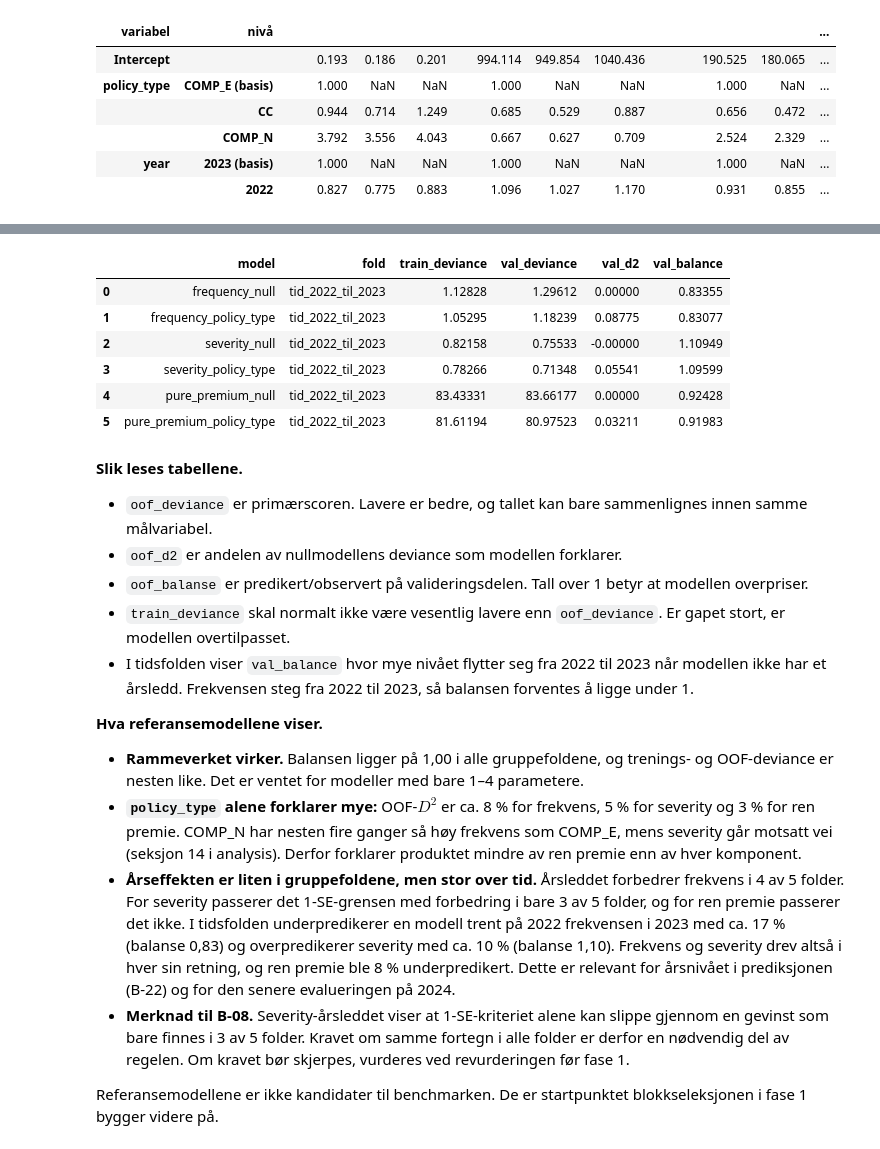
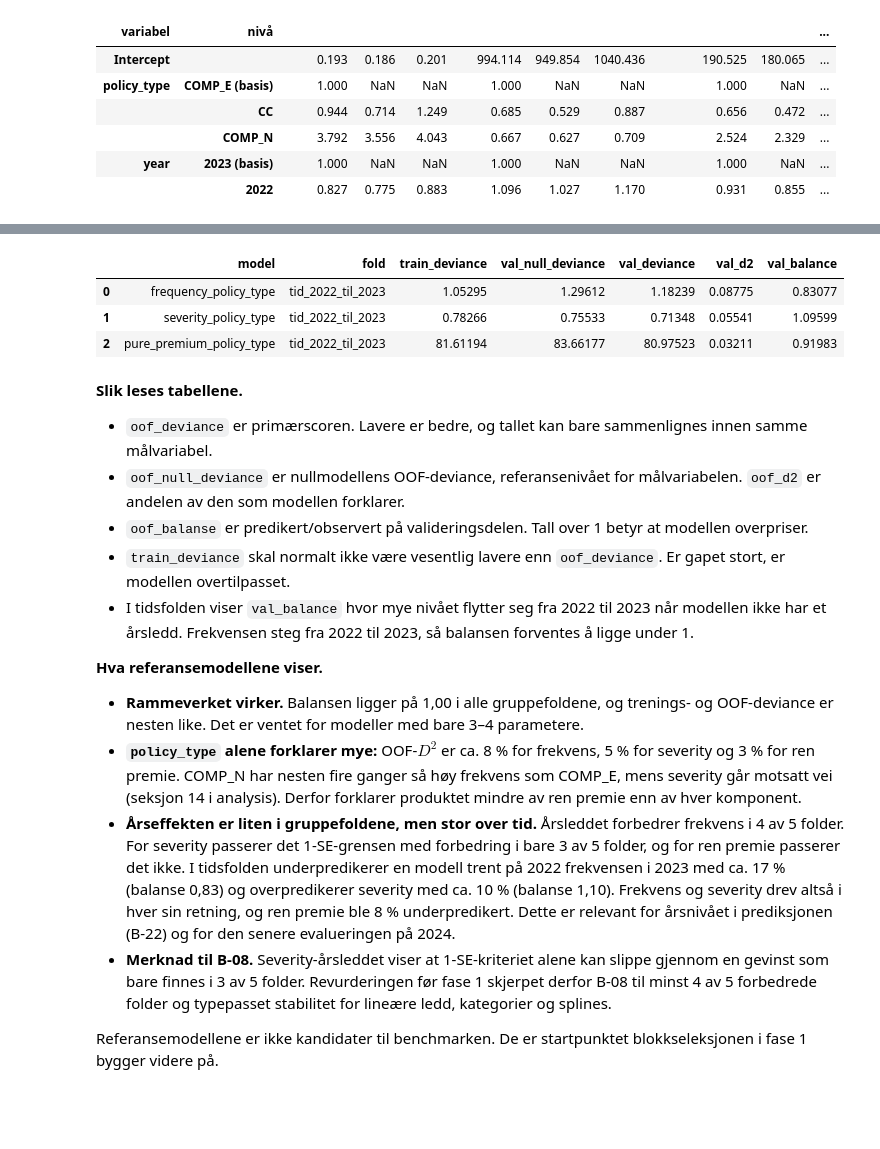
Before and after one commit to MarkusBjerkaas/Motor-Insurance-GLM-ML, a Jupyter notebook: glm_pricing_models.ipynb, the cells around one changed output, grey strips where cells are left out. Drawn from its saved outputs; the diff is of its cells as text; code cells hidden in the pictures; blank space fills up the shorter version.

```diff
--- a/glm_pricing_models.ipynb
+++ b/glm_pricing_models.ipynb
@@ -559,9 +583,13 @@ def cross_validate_glm(spec, data, folds):
                 "fold": fold["fold"],
                 "n_train": len(train),
                 "n_val": len(val),
+                "train_weight": train[weight].sum(),
+                "val_weight": val[weight].sum(),
                 "train_deviance": score(train, result.predict(train_design)),
                 "val_deviance": score(val, val_prediction),
                 "val_null_deviance": score(val, null_prediction),
+                "val_actual": (val[response] * val[weight]).sum(),
+                "val_predicted": (val_prediction * val[weight]).sum(),
                 "val_balance": (val_prediction * val[weight]).sum()
                 / (val[response] * val[weight]).sum(),
             }
@@ -793,33 +818,39 @@ display(reference_comparisons.round(5))
 # %%
 time_fold_scores = pd.concat(
     [
         cross_validate_glm(model["spec"], TARGETS[model["target"]]["data"], time_fold)[
             "scores"
         ]
         for model in reference_models.values()
         if "year" not in model["spec"]["x"]
     ],
     ignore_index=True,
 )
 display(
     time_fold_scores[
-        ["model", "fold", "train_deviance", "val_deviance", "val_d2", "val_balance"]
+        [
+            "model",
+            "fold",
+            "train_deviance",
+            "val_null_deviance",
+            "val_deviance",
+            "val_d2",
+            "val_balance",
+        ]
     ].round(5)
 )
 # %% [output]
-|  | model | fold | train_deviance | val_deviance | val_d2 | val_balance |
-| 0 | frequency_null | tid_2022_til_2023 | 1.12828 | 1.29612 | 0.00000 | 0.83355 |
-| 1 | frequency_policy_type | tid_2022_til_2023 | 1.05295 | 1.18239 | 0.08775 | 0.83077 |
-| 2 | severity_null | tid_2022_til_2023 | 0.82158 | 0.75533 | -0.00000 | 1.10949 |
-| 3 | severity_policy_type | tid_2022_til_2023 | 0.78266 | 0.71348 | 0.05541 | 1.09599 |
-| 4 | pure_premium_null | tid_2022_til_2023 | 83.43331 | 83.66177 | 0.00000 | 0.92428 |
-| 5 | pure_premium_policy_type | tid_2022_til_2023 | 81.61194 | 80.97523 | 0.03211 | 0.91983 |
+|  | model | fold | train_deviance | val_null_deviance | val_deviance | val_d2 | val_balance |
+| 0 | frequency_policy_type | tid_2022_til_2023 | 1.05295 | 1.29612 | 1.18239 | 0.08775 | 0.83077 |
+| 1 | severity_policy_type | tid_2022_til_2023 | 0.78266 | 0.75533 | 0.71348 | 0.05541 | 1.09599 |
+| 2 | pure_premium_policy_type | tid_2022_til_2023 | 81.61194 | 83.66177 | 80.97523 | 0.03211 | 0.91983 |
 # %% [markdown]
 **Slik leses tabellene.**
 
 - `oof_deviance` er primærscoren. Lavere er bedre, og tallet kan bare
   sammenlignes innen samme målvariabel.
-- `oof_d2` er andelen av nullmodellens deviance som modellen forklarer.
+- `oof_null_deviance` er nullmodellens OOF-deviance, referansenivået for
+  målvariabelen. `oof_d2` er andelen av den som modellen forklarer.
 - `oof_balanse` er predikert/observert på valideringsdelen. Tall over 1 betyr
   at modellen overpriser.
 - `train_deviance` skal normalt ikke være vesentlig lavere enn
@@ -832,7 +863,7 @@ display(
 
 - **Rammeverket virker.** Balansen ligger på 1,00 i alle gruppefoldene, og
   trenings- og OOF-deviance er nesten like. Det er ventet for modeller med
-  bare 1–4 parametere.
+  bare 3–4 parametere.
 - **`policy_type` alene forklarer mye:** OOF-$D^2$ er ca. 8 % for frekvens,
   5 % for severity og 3 % for ren premie. COMP_N har nesten fire ganger så høy
   frekvens som COMP_E, mens severity går motsatt vei (seksjon 14 i analysis).
@@ -846,9 +877,9 @@ display(
   ble 8 % underpredikert. Dette er relevant for årsnivået i prediksjonen
   (B-22) og for den senere evalueringen på 2024.
 - **Merknad til B-08.** Severity-årsleddet viser at 1-SE-kriteriet alene kan
-  slippe gjennom en gevinst som bare finnes i 3 av 5 folder. Kravet om samme
-  fortegn i alle folder er derfor en nødvendig del av regelen. Om kravet bør
-  skjerpes, vurderes ved revurderingen før fase 1.
+  slippe gjennom en gevinst som bare finnes i 3 av 5 folder. Revurderingen
+  før fase 1 skjerpet derfor B-08 til minst 4 av 5 forbedrede folder og
+  typepasset stabilitet for lineære ledd, kategorier og splines.
 
 Referansemodellene er ikke kandidater til benchmarken. De er startpunktet
 blokkseleksjonen i fase 1 bygger videre på.
```
Also changed, not shown: parts of 13 cells of this notebook, 3 other files.
